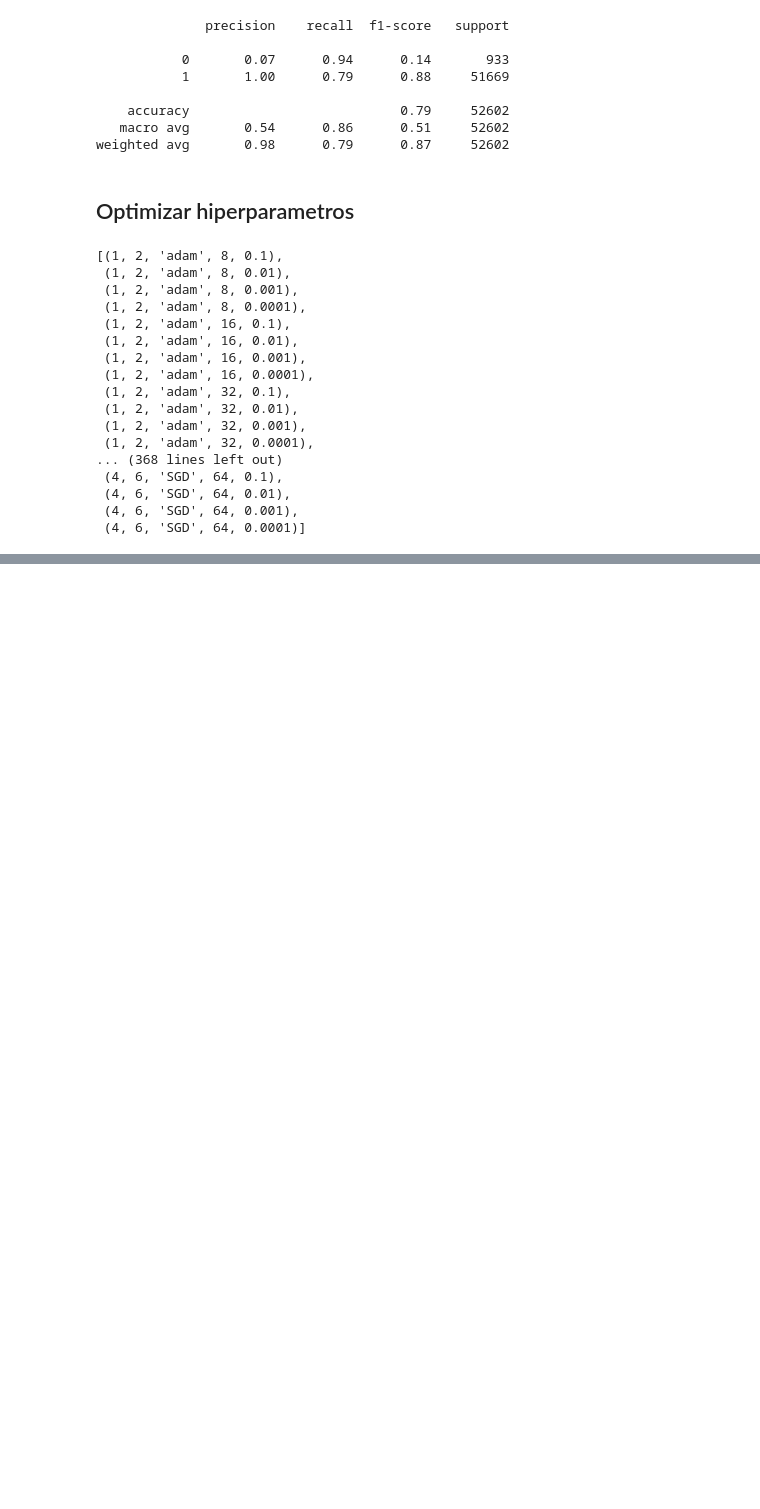
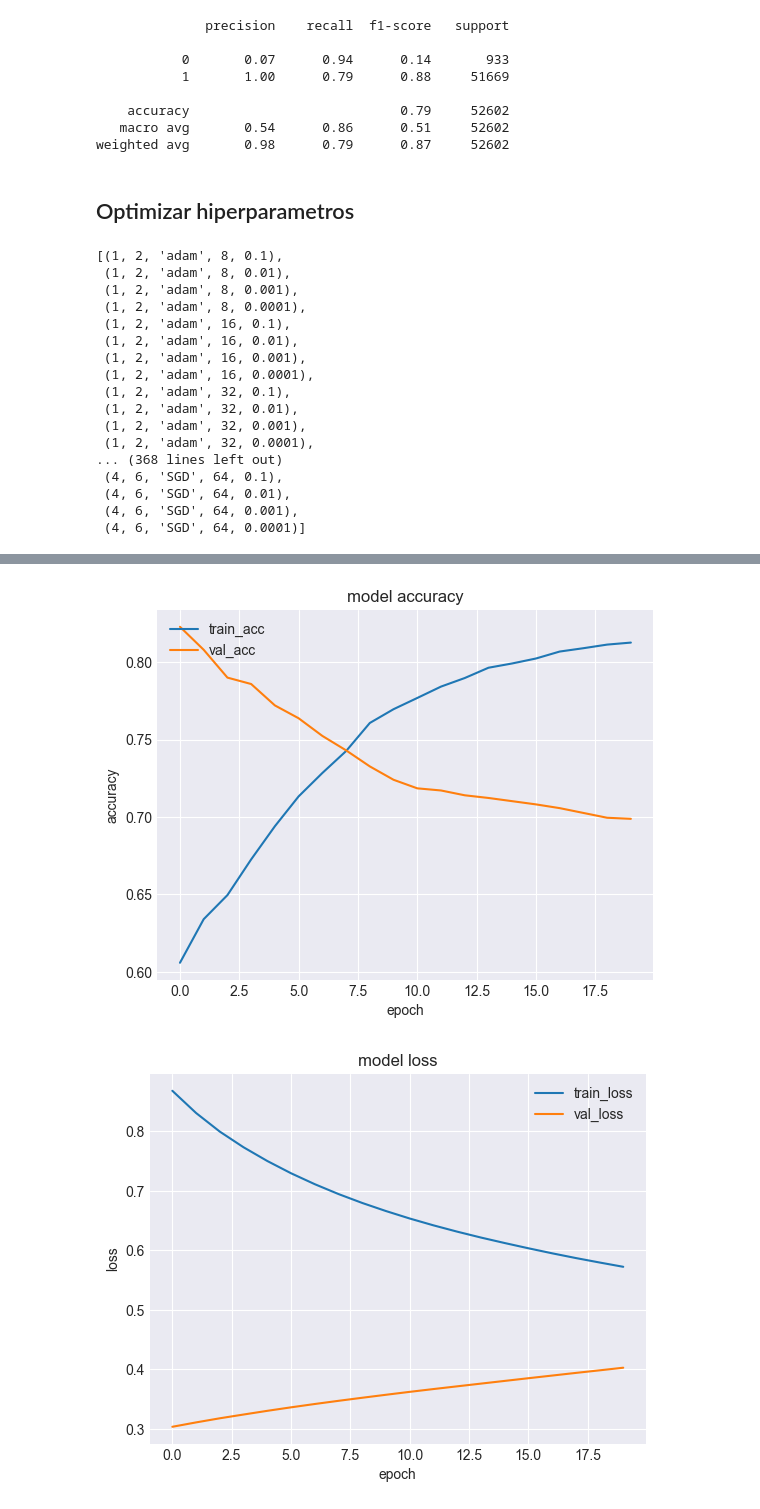
Before and after one commit to Edgar-La/Covid_19_Mexico, a Jupyter notebook: Final_Project.ipynb, the cells around one changed output, grey strips where cells are left out. Cells and saved outputs as stored; diff of their text form; code cells hidden in the pictures; blank space fills up the shorter version.

```diff
--- a/Final_Project.ipynb
+++ b/Final_Project.ipynb
@@ -1247,0 +1306,31 @@ print(mejor_acc, mejores_hiperparametros)
+# %%
+#plot_path = "./figures/"
+# list all data in history
+#print(class_history.history.keys())
+# summarize history for accuracy
+plt.plot(history.history['accuracy'])
+plt.plot(history.history['val_accuracy'])
+plt.title('model accuracy')
+plt.ylabel('accuracy')
+plt.xlabel('epoch')
+plt.legend(['train_acc', 'val_acc'], loc='upper left')
+
+
+#plt.savefig(plot_path+'accuracy.png')
+#plt.savefig(plot_path+'accuracy.pdf')
+plt.show()
+# summarize history for loss
+plt.plot(history.history['loss'])
+plt.plot(history.history['val_loss'])
+plt.title('model loss')
+plt.ylabel('loss')
+plt.xlabel('epoch')
+plt.legend(['train_loss', 'val_loss'], loc='upper right')
+
+
+#plt.savefig(plot_path+'loss.png')
+#plt.savefig(plot_path+'loss.pdf')
+plt.show()
+# %% [output]
+[figure, added]
+[figure, added]
```
Also changed, not shown: parts of 6 cells of this notebook.
